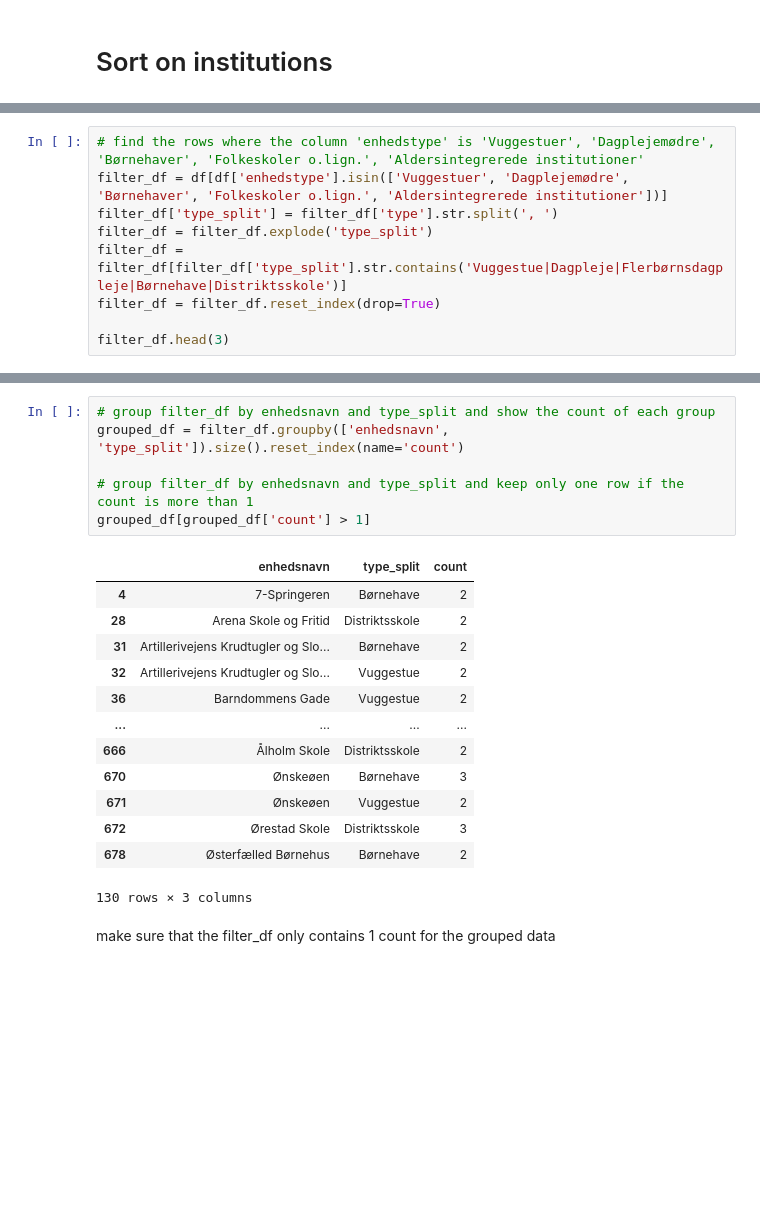
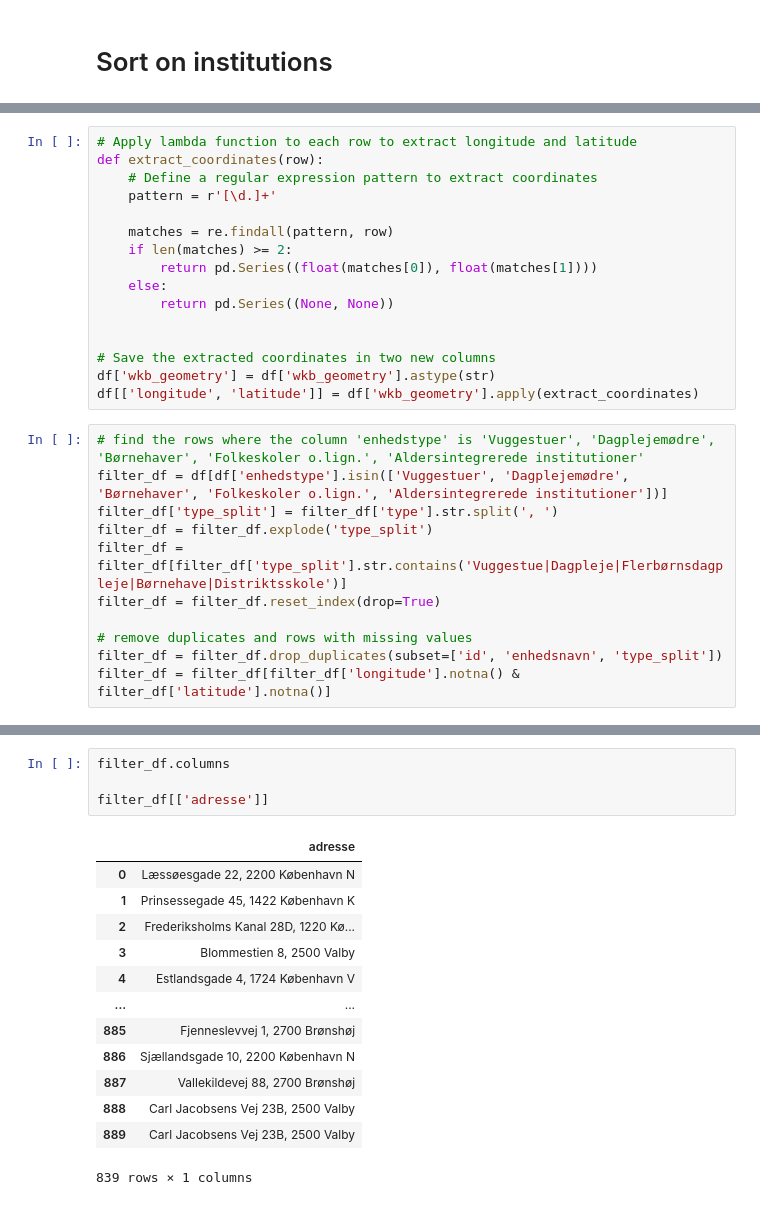
Before and after one commit to frejasarfelt/socialdata2024, a Jupyter notebook: final_project/freja.ipynb, the cells around one changed output, grey strips where cells are left out. Cells and saved outputs as stored; diff of their text form; blank space fills up the shorter version.

```diff
--- a/final_project/freja.ipynb
+++ b/final_project/freja.ipynb
@@ -8,6 +9,22 @@ pd.options.mode.chained_assignment = None
 
 # data load
 df = pd.read_csv('kkorg_enheder_offentlig.csv', delimiter=';')
+# %%
+# Apply lambda function to each row to extract longitude and latitude
+def extract_coordinates(row):
+    # Define a regular expression pattern to extract coordinates
+    pattern = r'[\d.]+'
+
+    matches = re.findall(pattern, row)
+    if len(matches) >= 2:
+        return pd.Series((float(matches[0]), float(matches[1])))
+    else:
+        return pd.Series((None, None))
+
+
+# Save the extracted coordinates in two new columns
+df['wkb_geometry'] = df['wkb_geometry'].astype(str)
+df[['longitude', 'latitude']] = df['wkb_geometry'].apply(extract_coordinates)
 # %%
 # find the rows where the column 'enhedstype' is 'Vuggestuer', 'Dagplejemødre', 'Børnehaver', 'Folkeskoler o.lign.', 'Aldersintegrerede institutioner'
 filter_df = df[df['enhedstype'].isin(['Vuggestuer', 'Dagplejemødre', 'Børnehaver', 'Folkeskoler o.lign.', 'Aldersintegrerede institutioner'])]
@@ -16,4 +33,6 @@ filter_df = filter_df.explode('type_split')
 filter_df = filter_df[filter_df['type_split'].str.contains('Vuggestue|Dagpleje|Flerbørnsdagpleje|Børnehave|Distriktsskole')]
 filter_df = filter_df.reset_index(drop=True)
 
-filter_df.head(3)
+# remove duplicates and rows with missing values
+filter_df = filter_df.drop_duplicates(subset=['id', 'enhedsnavn', 'type_split'])
+filter_df = filter_df[filter_df['longitude'].notna() & filter_df['latitude'].notna()]
@@ -26,22 +39,18 @@ filter_df.head(3)
-# %%
-# group filter_df by enhedsnavn and type_split and show the count of each group
-grouped_df = filter_df.groupby(['enhedsnavn', 'type_split']).size().reset_index(name='count')
-
-# group filter_df by enhedsnavn and type_split and keep only one row if the count is more than 1
-grouped_df[grouped_df['count'] > 1]
-# %% [output]
-|  | enhedsnavn | type_split | count |
-| 4 | 7-Springeren | Børnehave | 2 |
-| 28 | Arena Skole og Fritid | Distriktsskole | 2 |
-| 31 | Artillerivejens Krudtugler og Slo... | Børnehave | 2 |
-| 32 | Artillerivejens Krudtugler og Slo... | Vuggestue | 2 |
-| 36 | Barndommens Gade | Vuggestue | 2 |
-| ... | ... | ... | ... |
-| 666 | Ålholm Skole | Distriktsskole | 2 |
-| 670 | Ønskeøen | Børnehave | 3 |
-| 671 | Ønskeøen | Vuggestue | 2 |
-| 672 | Ørestad Skole | Distriktsskole | 3 |
-| 678 | Østerfælled Børnehus | Børnehave | 2 |
-130 rows × 3 columns
-# %% [markdown]
-make sure that the filter_df only contains 1 count for the grouped data
+# %%
+filter_df.columns
+
+filter_df[['adresse']]
+# %% [output]
+|  | adresse |
+| 0 | Læssøesgade 22, 2200 København N |
+| 1 | Prinsessegade 45, 1422 København K |
+| 2 | Frederiksholms Kanal 28D, 1220 Kø... |
+| 3 | Blommestien 8, 2500 Valby |
+| 4 | Estlandsgade 4, 1724 København V |
+| ... | ... |
+| 885 | Fjenneslevvej 1, 2700 Brønshøj |
+| 886 | Sjællandsgade 10, 2200 København N |
+| 887 | Vallekildevej 88, 2700 Brønshøj |
+| 888 | Carl Jacobsens Vej 23B, 2500 Valby |
+| 889 | Carl Jacobsens Vej 23B, 2500 Valby |
+839 rows × 1 columns
```
Also changed, not shown: parts of 5 cells of this notebook.
